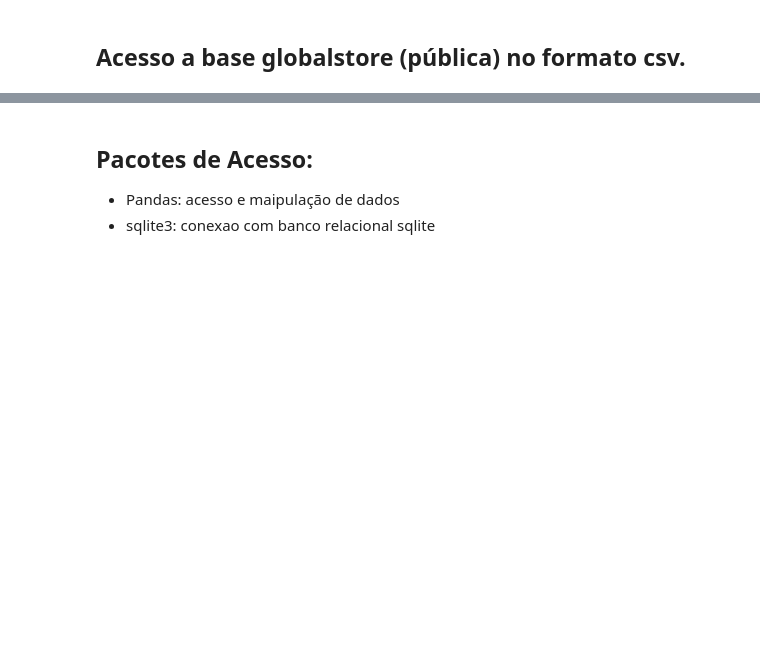
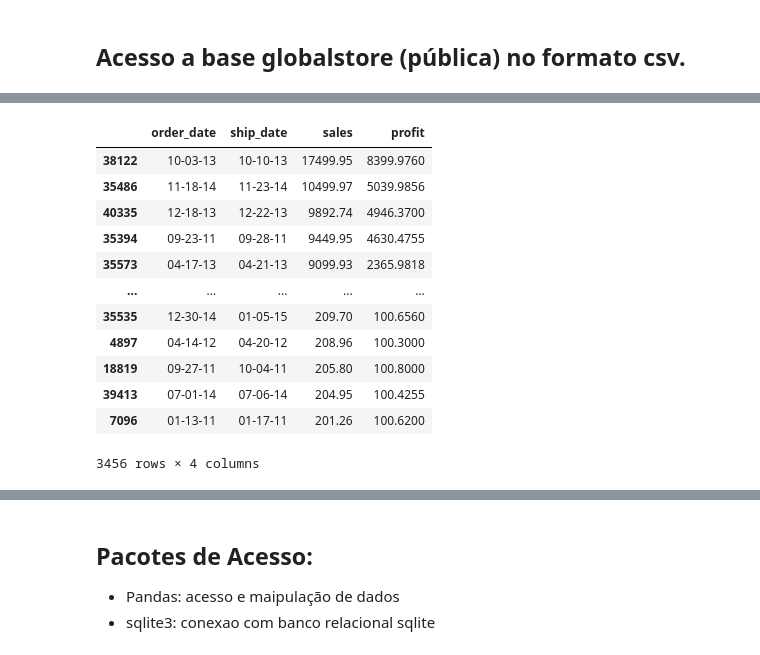
Before and after one commit to SchulzeEdi/JovensTalentos, a Jupyter notebook: Jovens_Talentos_Python_Aula_02_.ipynb, the cells around one changed output, grey strips where cells are left out. Saved outputs shown, nothing was run; the diff lists cells and outputs as text; code cells hidden in the pictures; blank space fills up the shorter version.

```diff
--- a/Jovens_Talentos_Python_Aula_02_.ipynb
+++ b/Jovens_Talentos_Python_Aula_02_.ipynb
@@ -34,3 +40,9 @@ globalstore = globalstore.rename(
         'Order Priority': 'order_priority',
     }
 )
+# %%
+globalstore = globalstore.drop(
+    columns = [
+        'items_sequence',
+    ]
+)
@@ -36,0 +87,6 @@ globalstore = globalstore.rename(
+# %%
+globalstore['teste'] = 1
+# %%
+globalstore['valorunitario'] = \
+globalstore['sales'] / \
+globalstore['quantity']
@@ -40,0 +101,21 @@ globalstore.info()
+# %%
+globalstore[
+    (globalstore['profit'] > 100) &
+    (globalstore['ship_mode'] == 'Standard Class')
+    ][['order_date', 'ship_date', 'sales', 'profit']].sort_values(
+        by ='sales', ascending=False
+    )
+# %% [output]
+|  | order_date | ship_date | sales | profit |
+| 38122 | 10-03-13 | 10-10-13 | 17499.95 | 8399.9760 |
+| 35486 | 11-18-14 | 11-23-14 | 10499.97 | 5039.9856 |
+| 40335 | 12-18-13 | 12-22-13 | 9892.74 | 4946.3700 |
+| 35394 | 09-23-11 | 09-28-11 | 9449.95 | 4630.4755 |
+| 35573 | 04-17-13 | 04-21-13 | 9099.93 | 2365.9818 |
+| ... | ... | ... | ... | ... |
+| 35535 | 12-30-14 | 01-05-15 | 209.70 | 100.6560 |
+| 4897 | 04-14-12 | 04-20-12 | 208.96 | 100.3000 |
+| 18819 | 09-27-11 | 10-04-11 | 205.80 | 100.8000 |
+| 39413 | 07-01-14 | 07-06-14 | 204.95 | 100.4255 |
+| 7096 | 01-13-11 | 01-17-11 | 201.26 | 100.6200 |
+3456 rows × 4 columns
```
Also changed, not shown: parts of 14 cells of this notebook.
